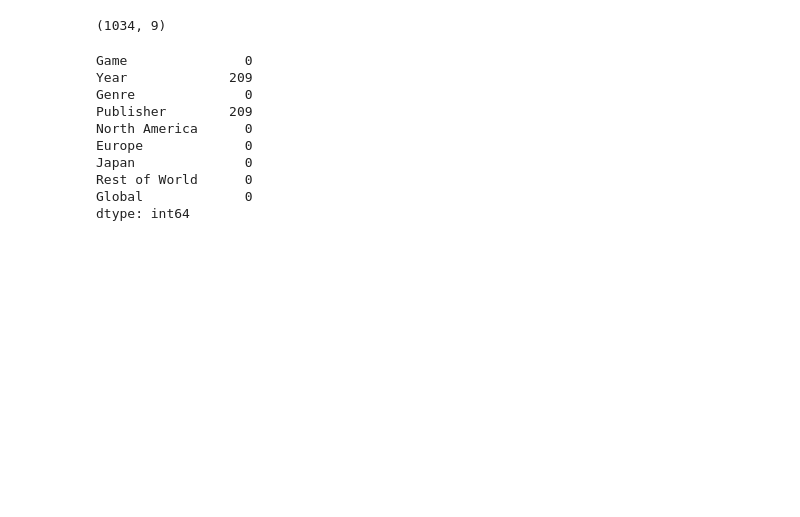
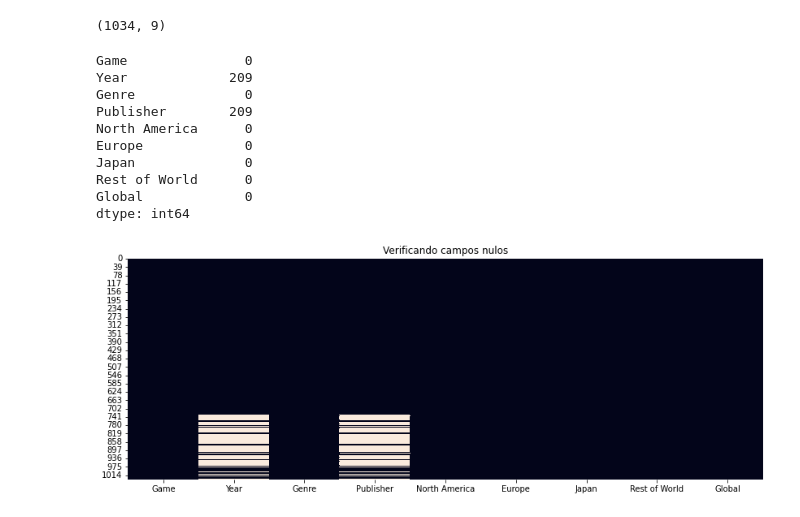
Before and after one commit to neisg/Projeto-de-Vendas-de-Game, a Jupyter notebook: Untitled3.ipynb, the cells around one changed output. Drawn from its saved outputs; the diff is of its cells as text; code cells hidden in the pictures; blank space fills up the shorter version.

```diff
--- a/Untitled3.ipynb
+++ b/Untitled3.ipynb
@@ -50,3 +50,10 @@ Japan              0
 Rest of World      0
 Global             0
 dtype: int64
+# %%
+# Nulos Graficos
+plt.figure( figsize=(14, 5) )
+plt.title('Verificando campos nulos')
+sns.heatmap( Base_Dados.isnull(), cbar=False );
+# %% [output]
+[figure, added]
```
Also changed, not shown: parts of 12 cells of this notebook.
